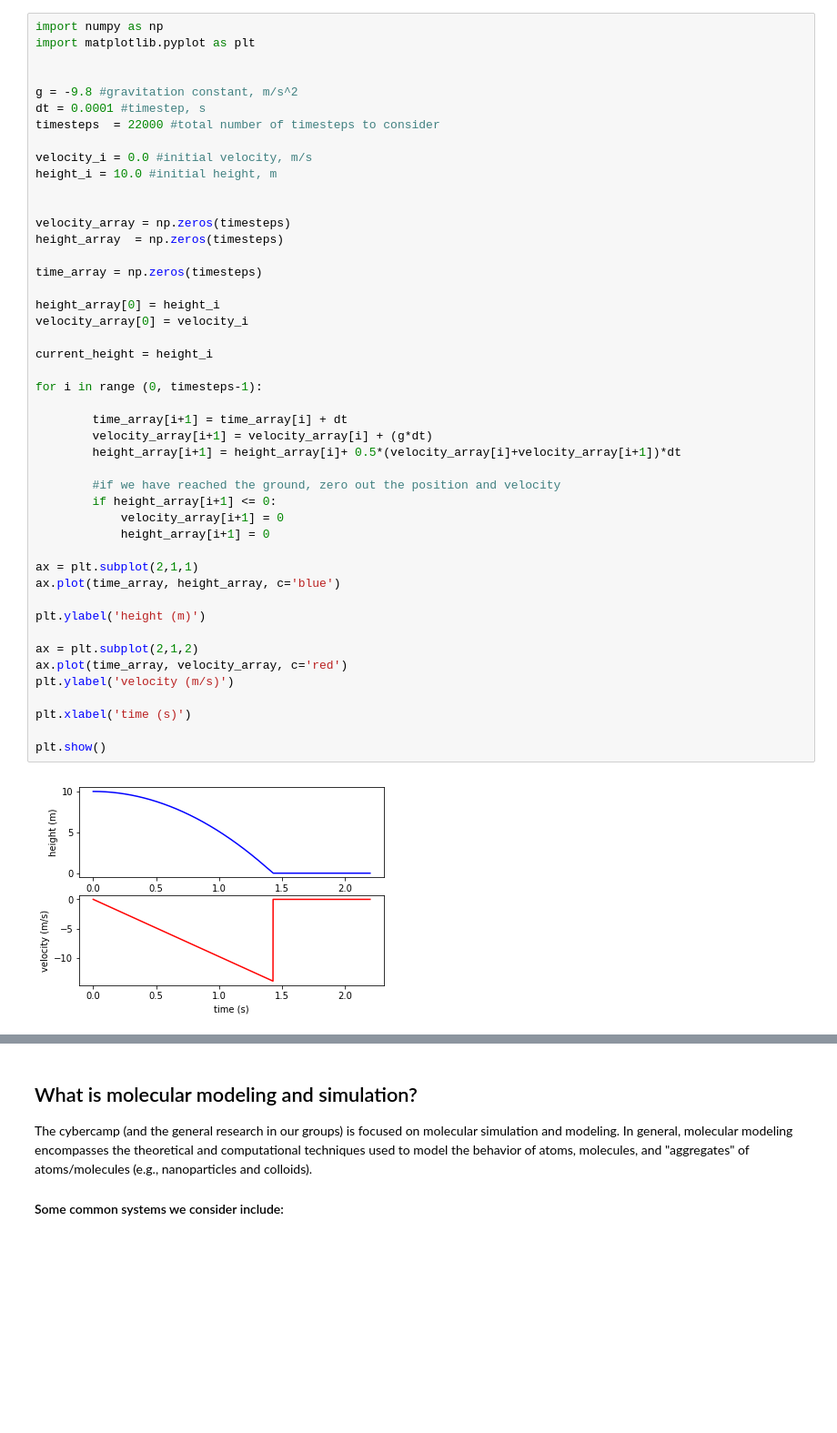
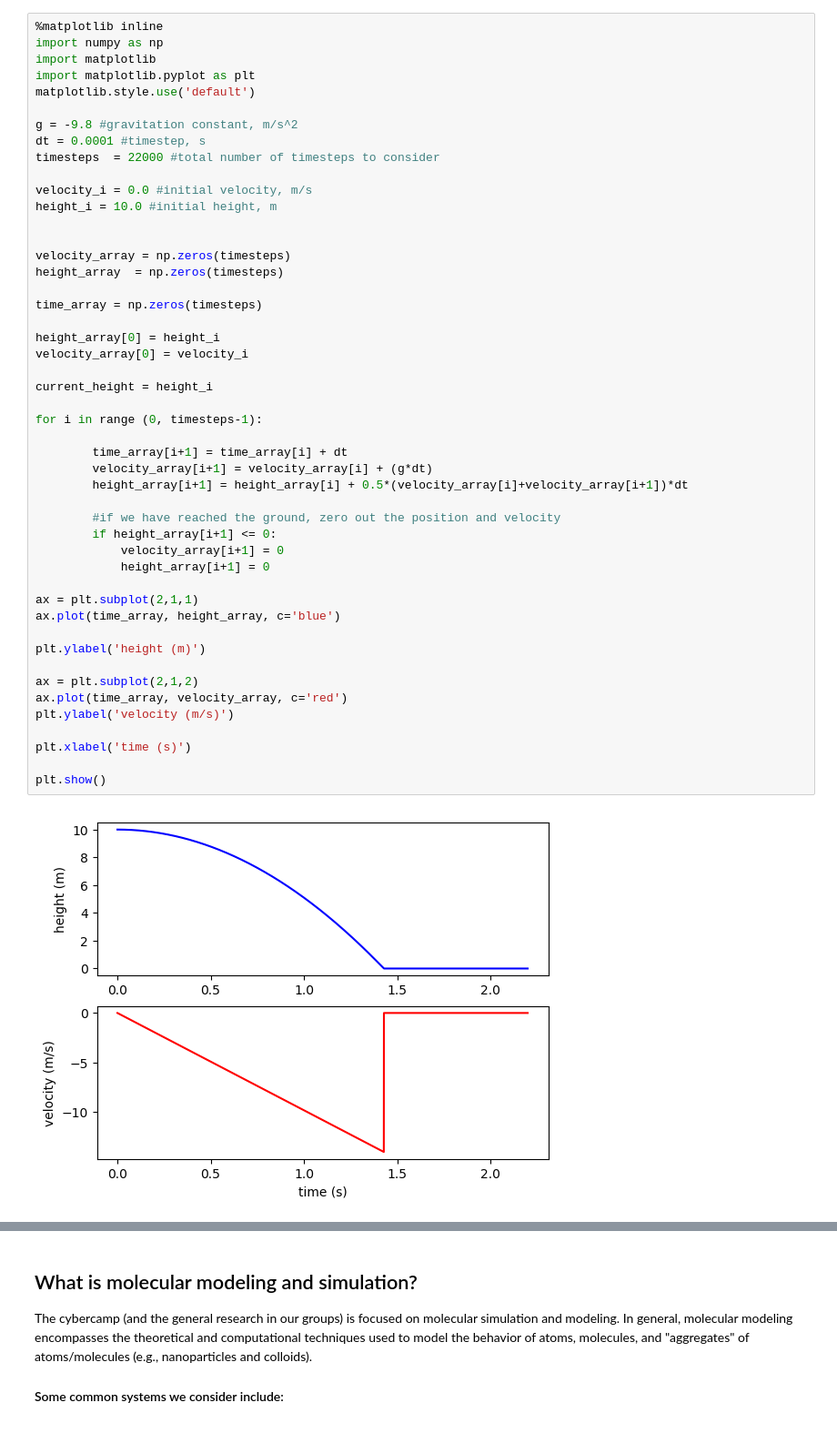
Before and after one commit to PTC-CMC/cybercamp, a Jupyter notebook: intro_to_sim.ipynb, the cells around one changed output, grey strips where cells are left out. Shown at 91% size. Saved outputs shown, nothing was run; the diff lists cells and outputs as text; blank space fills up the shorter version.

````diff
--- a/intro_to_sim.ipynb
+++ b/intro_to_sim.ipynb
@@ -31,9 +31,11 @@
 This example starts with the ball at a height of 10 meters (```height_i = 10.0 ```) and an initial velocity of 0 m/s (```velocity_i = 0.0```).  These parameters could easily be changed to perform the simulation under different conditions; the model/rules do not need to change, only the input conditions to the simulation.
 * For example, try setting the initial velocity to 5 m/s.
 # %%
+%matplotlib inline
 import numpy as np
+import matplotlib
 import matplotlib.pyplot as plt
-
+matplotlib.style.use('default')
 
 g = -9.8 #gravitation constant, m/s^2
 dt = 0.0001 #timestep, s
@@ -49,34 +51,34 @@ height_array  = np.zeros(timesteps)
 time_array = np.zeros(timesteps)
 
 height_array[0] = height_i
 velocity_array[0] = velocity_i
 
 current_height = height_i
 
 for i in range (0, timesteps-1):
 
         time_array[i+1] = time_array[i] + dt
         velocity_array[i+1] = velocity_array[i] + (g*dt)
-        height_array[i+1] = height_array[i]+ 0.5*(velocity_array[i]+velocity_array[i+1])*dt
+        height_array[i+1] = height_array[i] + 0.5*(velocity_array[i]+velocity_array[i+1])*dt
 
         #if we have reached the ground, zero out the position and velocity
         if height_array[i+1] <= 0:
             velocity_array[i+1] = 0
             height_array[i+1] = 0
 
 ax = plt.subplot(2,1,1)
 ax.plot(time_array, height_array, c='blue')
 
 plt.ylabel('height (m)')
 
 ax = plt.subplot(2,1,2)
 ax.plot(time_array, velocity_array, c='red')
 plt.ylabel('velocity (m/s)')
 
 plt.xlabel('time (s)')
 
 plt.show()
 # %% [output]
-[figure, old version]
+[figure, new version]
 # %% [markdown]
 #### Exercise: making the model more complex.
````
Also changed, not shown: parts of 5 cells of this notebook, 1 other file.
